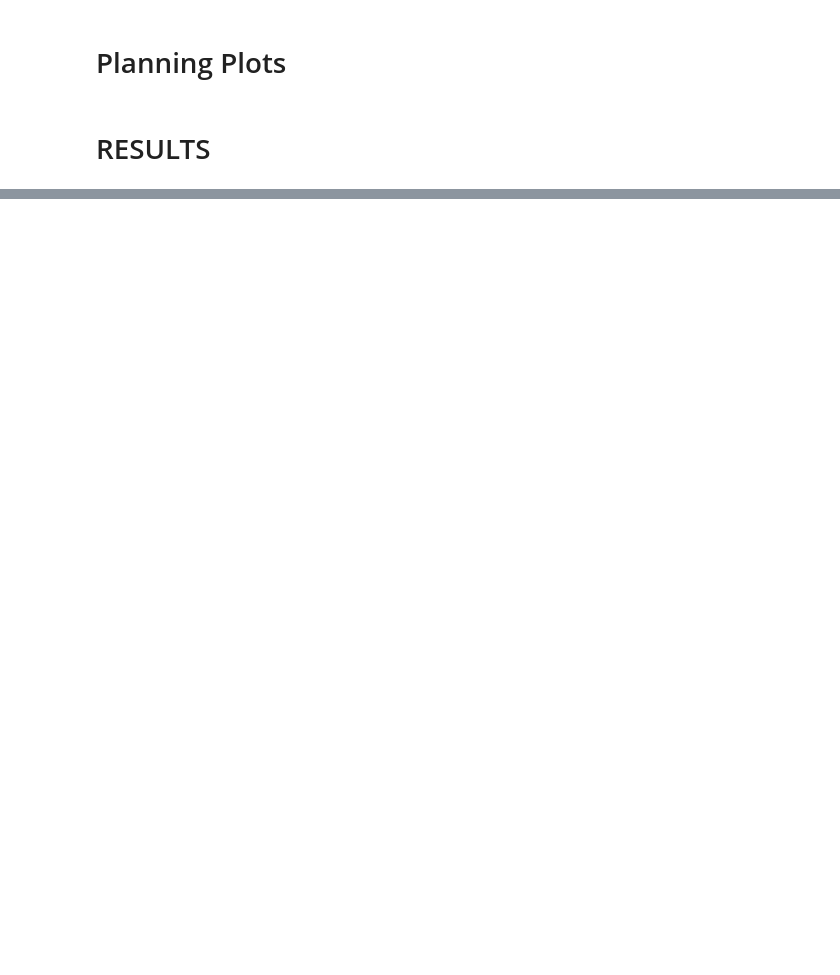
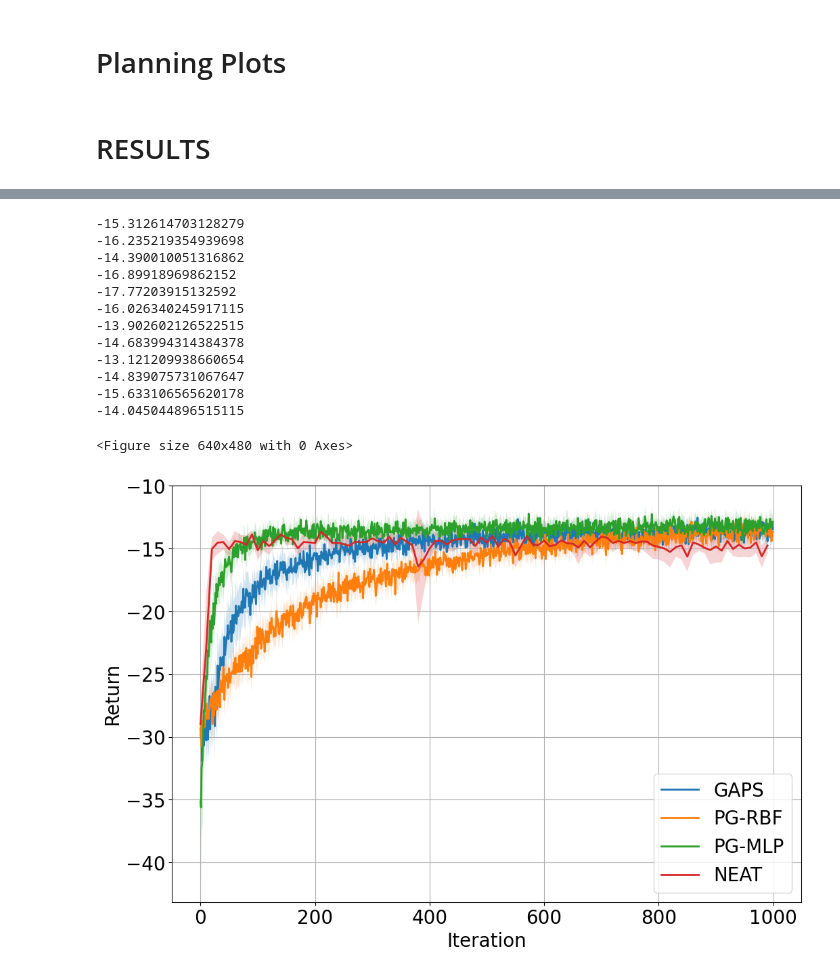
Before and after one commit to gianmtedeschi/learnRL, a Jupyter notebook: notebooks/plots_planning.ipynb, the cells around one changed output, grey strips where cells are left out. Cells and saved outputs as stored; diff of their text form; code cells hidden in the pictures; blank space fills up the shorter version.

```diff
--- a/notebooks/plots_planning.ipynb
+++ b/notebooks/plots_planning.ipynb
@@ -118,0 +196,78 @@ plt.show()
+# %%
+# Lista per memorizzare le performance per ogni set
+all_performances = []
+
+for path in paths:
+    performances = load_trials(path, n_exp=10)
+    if performances.size > 0:
+        all_performances.append(performances)
+# %%
+# Plot dei grafici
+plt.clf()
+# plt.figure(figsize=(6.5, 4.5))
+plt.figure(figsize=(12, 8))
+max_length = max(perf.shape[1] for perf in all_performances if perf.size > 0)
+
+for i, performances in enumerate(all_performances):
+    if performances.size > 0:
+         # Calcola la media e gli intervalli di confidenza
+        mean_performance = np.mean(performances, axis=0)
+        std_performance = np.std(performances, axis=0)
+
+        length = len(mean_performance)
+
+        # Asse x: se il numero di punti è minore del massimo, scala l'asse
+        if length < max_length:
+            step = max_length // length
+            x_vals = np.arange(0, max_length, step)
+            # In caso di divisione imperfetta, taglia l'array per sicurezza
+            mean_performance = mean_performance[:len(x_vals)]
+            std_performance = std_performance[:len(x_vals)]
+        else:
+            x_vals = np.arange(length)
+
+        # Plot della curva media
+        plt.plot(x_vals, mean_performance, linewidth=2, label=lab[i])
+
+        # Plot dell'intervallo di confidenza
+        lower = mean_performance-(std_performance)*1.96/np.sqrt(performances.shape[0])
+        higher = mean_performance+(std_performance)*1.96/np.sqrt(performances.shape[0])
+
+        plt.fill_between(
+            x_vals,
+            lower,
+            higher,
+            alpha=0.2
+        )
+
+        print(np.mean(mean_performance))
+        print(np.mean(lower))
+        print(np.mean(higher))
+
+# Etichette e titolo
+# plt.title("Swimmer")
+plt.xlabel("Iteration")
+plt.ylabel("Return")
+
+plt.legend(loc="best")
+plt.grid()
+# plt.ylim(bottom=-80)
+# plt.xlim(right=80)
+# Salva e mostra il grafico
+# plt.savefig("lq_gaps_final.pdf", format='pdf')
+plt.show()
+# %% [output]
+-15.312614703128279
+-16.235219354939698
+-14.390010051316862
+-16.89918969862152
+-17.77203915132592
+-16.026340245917115
+-13.902602126522515
+-14.683994314384378
+-13.121209938660654
+-14.839075731067647
+-15.633106565620178
+-14.045044896515115
+<Figure size 640x480 with 0 Axes>
+[figure, added]
```
Also changed, not shown: parts of 9 cells of this notebook, 35 other files.
